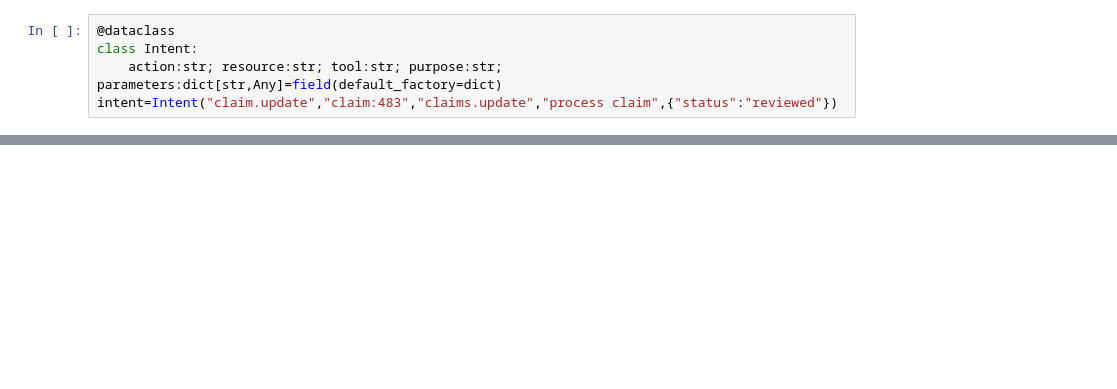
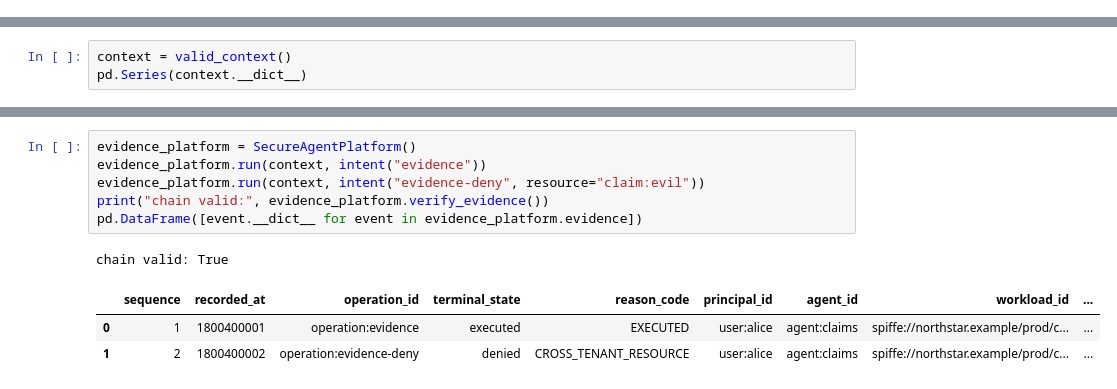
Before and after one commit to mahsa-teimourikia/agent-identity, a Jupyter notebook: curriculum/intermediate/13-capstone-secure-agent-identity/capstone_secure_agent_identity.ipynb, the cells around one changed output, grey strips where cells are left out. Saved outputs shown, nothing was run; the diff lists cells and outputs as text; blank space fills up the shorter version.

Commit message:
Turn secure agent identity capstone into executable assurance case

```diff
--- a/curriculum/intermediate/13-capstone-secure-agent-identity/capstone_secure_agent_identity.ipynb
+++ b/curriculum/intermediate/13-capstone-secure-agent-identity/capstone_secure_agent_identity.ipynb
@@ -62,5 +0,0 @@ child
-# %%
-@dataclass
-class Intent:
-    action:str; resource:str; tool:str; purpose:str; parameters:dict[str,Any]=field(default_factory=dict)
-intent=Intent("claim.update","claim:483","claims.update","process claim",{"status":"reviewed"})
@@ -215,0 +34,3 @@ For every arrow in the architecture answer: identity, authentication, delegated
+# %%
+context = valid_context()
+pd.Series(context.__dict__)
@@ -215,0 +303,11 @@ For every arrow in the architecture answer: identity, authentication, delegated
+# %%
+evidence_platform = SecureAgentPlatform()
+evidence_platform.run(context, intent("evidence"))
+evidence_platform.run(context, intent("evidence-deny", resource="claim:evil"))
+print("chain valid:", evidence_platform.verify_evidence())
+pd.DataFrame([event.__dict__ for event in evidence_platform.evidence])
+# %% [output]
+chain valid: True
+|  | sequence | recorded_at | operation_id | terminal_state | reason_code | principal_id | agent_id | workload_id | ... |
+| 0 | 1 | 1800400001 | operation:evidence | executed | EXECUTED | user:alice | agent:claims | spiffe://northstar.example/prod/c... | ... |
+| 1 | 2 | 1800400002 | operation:evidence-deny | denied | CROSS_TENANT_RESOURCE | user:alice | agent:claims | spiffe://northstar.example/prod/c... | ... |
```
Also changed, not shown: parts of 88 cells of this notebook, 22 other files.
